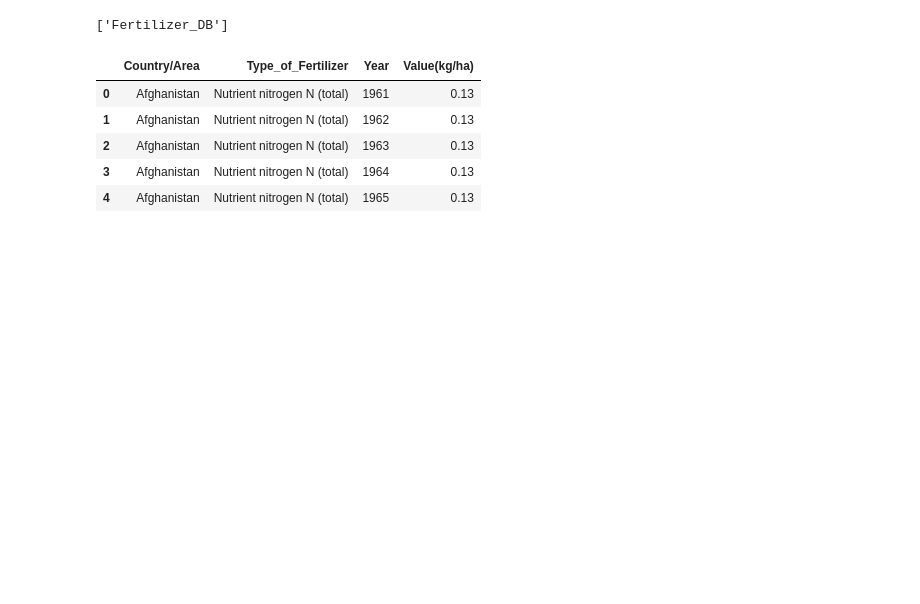
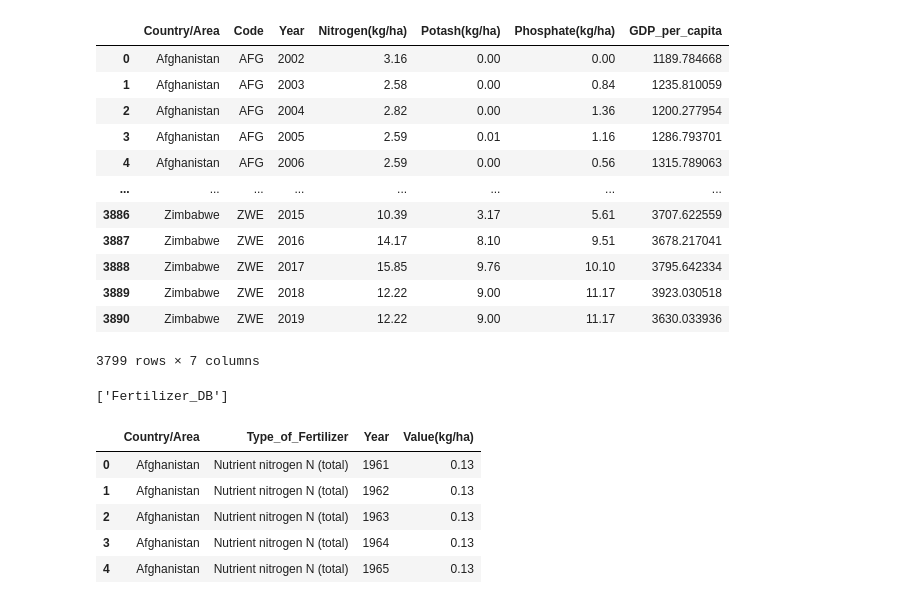
Before and after one commit to l-Josh-Thomas-l/Project-2, a Jupyter notebook: World Fertilizer Data.ipynb, the cells around one changed output. Cells and saved outputs as stored; diff of their text form; code cells hidden in the pictures; blank space fills up the shorter version.

```diff
--- a/World Fertilizer Data.ipynb
+++ b/World Fertilizer Data.ipynb
@@ -48,0 +70,4 @@ fertilizer_df = fertilizer_df.rename(columns={"Area": "Country/Area", "Item": "T
+# %%
+fert_gdp_merge_df = fertilizer_df.merge(gdp_df, on=["Country/Area","Year"])
+
+fert_gdp_merge_df
@@ -48,0 +88,3 @@ fertilizer_df = fertilizer_df.rename(columns={"Area": "Country/Area", "Item": "T
+# %%
+nitrogen_df = fert_gdp_merge_df.loc[(fert_gdp_merge_df['Type_of_Fertilizer'] == 'Nitrogen')]
+nitrogen_df
@@ -48,0 +105,3 @@ fertilizer_df = fertilizer_df.rename(columns={"Area": "Country/Area", "Item": "T
+# %%
+potash_df = fert_gdp_merge_df.loc[(fert_gdp_merge_df['Type_of_Fertilizer'] == 'Potash')]
+potash_df
@@ -48,0 +122,3 @@ fertilizer_df = fertilizer_df.rename(columns={"Area": "Country/Area", "Item": "T
+# %%
+phosphate_df = fert_gdp_merge_df.loc[(fert_gdp_merge_df['Type_of_Fertilizer'] == 'Phosphate')]
+phosphate_df
@@ -48,0 +139,40 @@ fertilizer_df = fertilizer_df.rename(columns={"Area": "Country/Area", "Item": "T
+# %%
+fert_merge_df = nitrogen_df.merge(potash_df, on=["Country/Area","Year"])
+
+fert_merge_df = fert_merge_df.merge(phosphate_df, on=["Country/Area","Year"])
+
+# Remove unrequired columns
+fert_merge_df = fert_merge_df[['Country/Area',
+                            'Code',
+                            'Year',
+                            'Value(kg/ha)_x',
+                            'Value(kg/ha)_y',
+                            'Value(kg/ha)',
+                            'GDP_per_capita']]
+
+# Rename column headers
+fert_merge_df = fert_merge_df.rename(columns={'Value(kg/ha)_x': "Nitrogen(kg/ha)",
+                                'Value(kg/ha)_y': "Potash(kg/ha)",
+                                'Value(kg/ha)': "Phosphate(kg/ha)"})
+
+# Remove rows with no values
+fert_merge_df = fert_merge_df.dropna()
+
+# Remove World
+fert_merge_df = fert_merge_df.loc[fert_merge_df["Country/Area"] != "World"]
+
+fert_merge_df
+# %% [output]
+|  | Country/Area | Code | Year | Nitrogen(kg/ha) | Potash(kg/ha) | Phosphate(kg/ha) | GDP_per_capita |
+| 0 | Afghanistan | AFG | 2002 | 3.16 | 0.00 | 0.00 | 1189.784668 |
+| 1 | Afghanistan | AFG | 2003 | 2.58 | 0.00 | 0.84 | 1235.810059 |
+| 2 | Afghanistan | AFG | 2004 | 2.82 | 0.00 | 1.36 | 1200.277954 |
+| 3 | Afghanistan | AFG | 2005 | 2.59 | 0.01 | 1.16 | 1286.793701 |
+| 4 | Afghanistan | AFG | 2006 | 2.59 | 0.00 | 0.56 | 1315.789063 |
+| ... | ... | ... | ... | ... | ... | ... | ... |
+| 3886 | Zimbabwe | ZWE | 2015 | 10.39 | 3.17 | 5.61 | 3707.622559 |
+| 3887 | Zimbabwe | ZWE | 2016 | 14.17 | 8.10 | 9.51 | 3678.217041 |
+| 3888 | Zimbabwe | ZWE | 2017 | 15.85 | 9.76 | 10.10 | 3795.642334 |
+| 3889 | Zimbabwe | ZWE | 2018 | 12.22 | 9.00 | 11.17 | 3923.030518 |
+| 3890 | Zimbabwe | ZWE | 2019 | 12.22 | 9.00 | 11.17 | 3630.033936 |
+3799 rows × 7 columns
```
Also changed, not shown: parts of 12 cells of this notebook.
